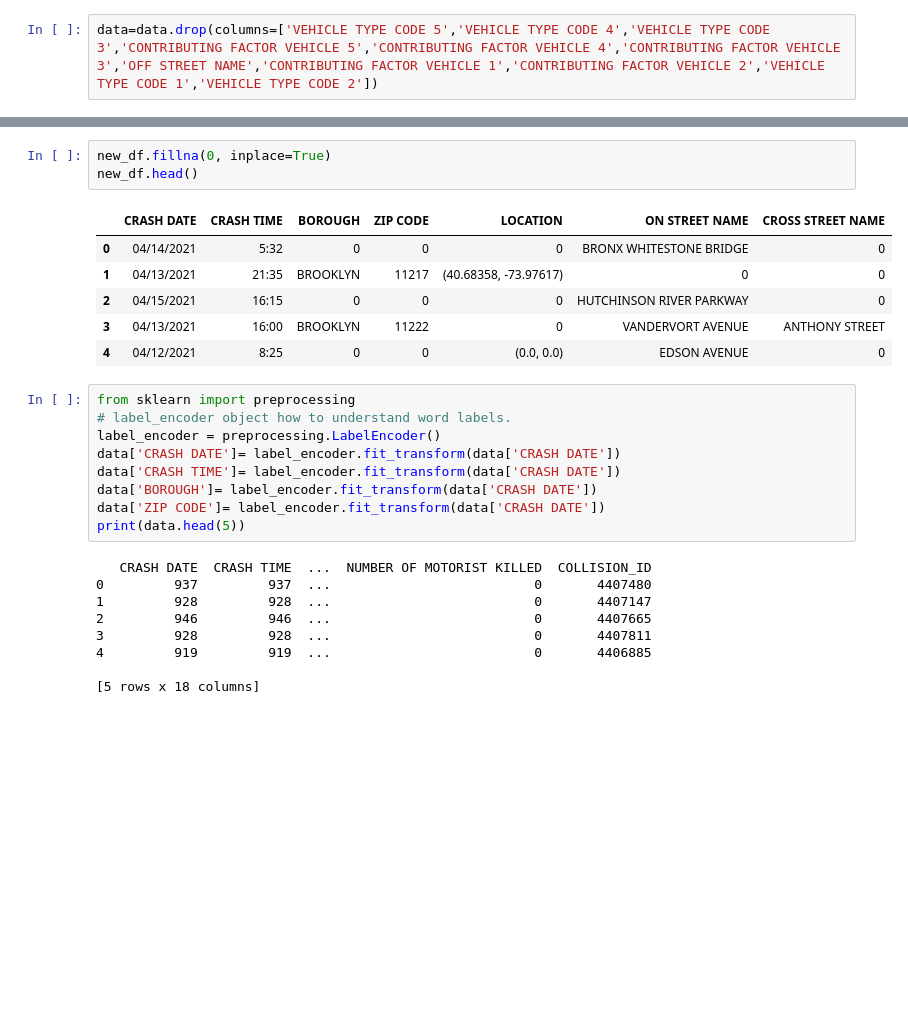
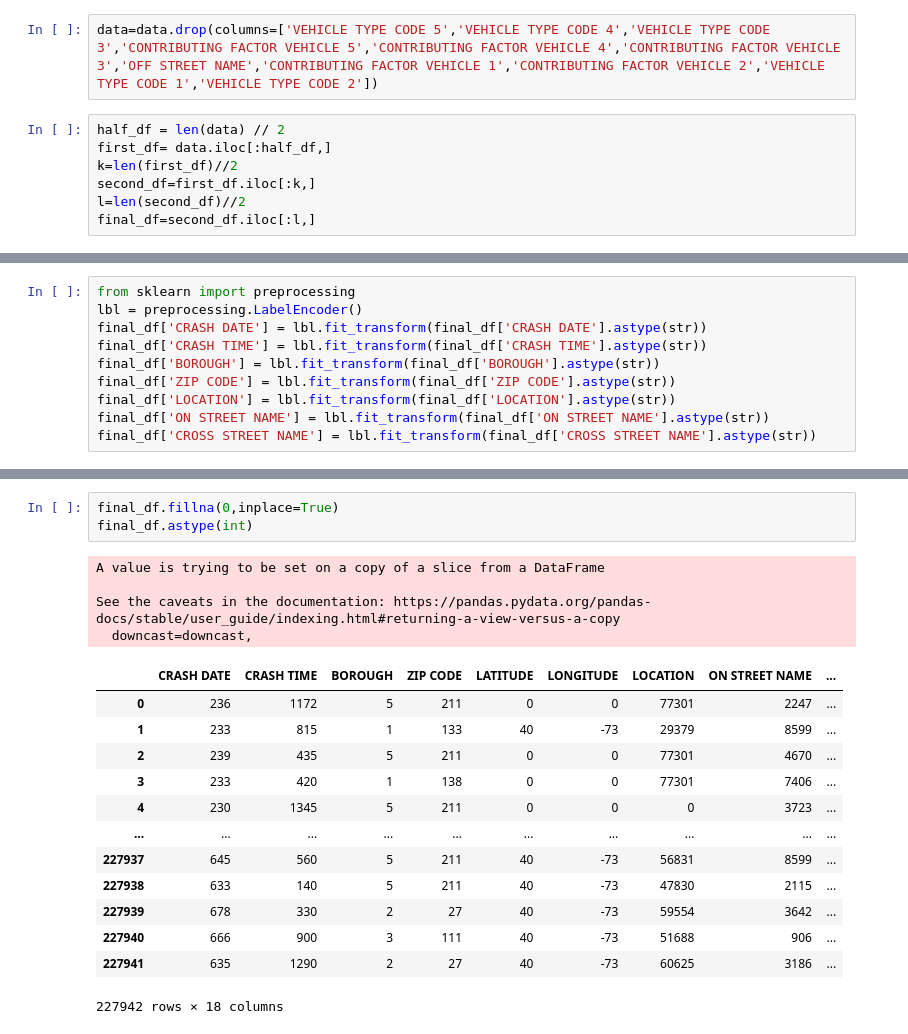
Before and after one commit to sudheendrakatikar/cmpe255-project, a Jupyter notebook: maincode.ipynb, the cells around one changed output, grey strips where cells are left out. Cells and saved outputs as stored; diff of their text form; blank space fills up the shorter version.

```diff
--- a/maincode.ipynb
+++ b/maincode.ipynb
@@ -209,3 +209,10 @@ VEHICLE TYPE CODE 5              1816552
 dtype: int64
 # %%
 data=data.drop(columns=['VEHICLE TYPE CODE 5','VEHICLE TYPE CODE 4','VEHICLE TYPE CODE 3','CONTRIBUTING FACTOR VEHICLE 5','CONTRIBUTING FACTOR VEHICLE 4','CONTRIBUTING FACTOR VEHICLE 3','OFF STREET NAME','CONTRIBUTING FACTOR VEHICLE 1','CONTRIBUTING FACTOR VEHICLE 2','VEHICLE TYPE CODE 1','VEHICLE TYPE CODE 2'])
+# %%
+half_df = len(data) // 2
+first_df= data.iloc[:half_df,]
+k=len(first_df)//2
+second_df=first_df.iloc[:k,]
+l=len(second_df)//2
+final_df=second_df.iloc[:l,]
@@ -274,0 +264,10 @@ new_df.head()
+# %%
+from sklearn import preprocessing
+lbl = preprocessing.LabelEncoder()
+final_df['CRASH DATE'] = lbl.fit_transform(final_df['CRASH DATE'].astype(str))
+final_df['CRASH TIME'] = lbl.fit_transform(final_df['CRASH TIME'].astype(str))
+final_df['BOROUGH'] = lbl.fit_transform(final_df['BOROUGH'].astype(str))
+final_df['ZIP CODE'] = lbl.fit_transform(final_df['ZIP CODE'].astype(str))
+final_df['LOCATION'] = lbl.fit_transform(final_df['LOCATION'].astype(str))
+final_df['ON STREET NAME'] = lbl.fit_transform(final_df['ON STREET NAME'].astype(str))
+final_df['CROSS STREET NAME'] = lbl.fit_transform(final_df['CROSS STREET NAME'].astype(str))
@@ -275,28 +297,21 @@ new_df.head()
 # %%
-new_df.fillna(0, inplace=True)
-new_df.head()
+final_df.fillna(0,inplace=True)
+final_df.astype(int)
 # %% [output]
+A value is trying to be set on a copy of a slice from a DataFrame
+
+See the caveats in the documentation: https://pandas.pydata.org/pandas-docs/stable/user_guide/indexing.html#returning-a-view-versus-a-copy
+  downcast=downcast,
-|  | CRASH DATE | CRASH TIME | BOROUGH | ZIP CODE | LOCATION | ON STREET NAME | CROSS STREET NAME |
-| 0 | 04/14/2021 | 5:32 | 0 | 0 | 0 | BRONX WHITESTONE BRIDGE | 0 |
-| 1 | 04/13/2021 | 21:35 | BROOKLYN | 11217 | (40.68358, -73.97617) | 0 | 0 |
-| 2 | 04/15/2021 | 16:15 | 0 | 0 | 0 | HUTCHINSON RIVER PARKWAY | 0 |
-| 3 | 04/13/2021 | 16:00 | BROOKLYN | 11222 | 0 | VANDERVORT AVENUE | ANTHONY STREET |
-| 4 | 04/12/2021 | 8:25 | 0 | 0 | (0.0, 0.0) | EDSON AVENUE | 0 |
+|  | CRASH DATE | CRASH TIME | BOROUGH | ZIP CODE | LATITUDE | LONGITUDE | LOCATION | ON STREET NAME | ... |
+| 0 | 236 | 1172 | 5 | 211 | 0 | 0 | 77301 | 2247 | ... |
+| 1 | 233 | 815 | 1 | 133 | 40 | -73 | 29379 | 8599 | ... |
+| 2 | 239 | 435 | 5 | 211 | 0 | 0 | 77301 | 4670 | ... |
+| 3 | 233 | 420 | 1 | 138 | 0 | 0 | 77301 | 7406 | ... |
+| 4 | 230 | 1345 | 5 | 211 | 0 | 0 | 0 | 3723 | ... |
+| ... | ... | ... | ... | ... | ... | ... | ... | ... | ... |
+| 227937 | 645 | 560 | 5 | 211 | 40 | -73 | 56831 | 8599 | ... |
+| 227938 | 633 | 140 | 5 | 211 | 40 | -73 | 47830 | 2115 | ... |
+| 227939 | 678 | 330 | 2 | 27 | 40 | -73 | 59554 | 3642 | ... |
+| 227940 | 666 | 900 | 3 | 111 | 40 | -73 | 51688 | 906 | ... |
+| 227941 | 635 | 1290 | 2 | 27 | 40 | -73 | 60625 | 3186 | ... |
+227942 rows × 18 columns
-# %%
-from sklearn import preprocessing
-# label_encoder object how to understand word labels.
-label_encoder = preprocessing.LabelEncoder()
-data['CRASH DATE']= label_encoder.fit_transform(data['CRASH DATE'])
-data['CRASH TIME']= label_encoder.fit_transform(data['CRASH DATE'])
-data['BOROUGH']= label_encoder.fit_transform(data['CRASH DATE'])
-data['ZIP CODE']= label_encoder.fit_transform(data['CRASH DATE'])
-print(data.head(5))
-# %% [output]
-   CRASH DATE  CRASH TIME  ...  NUMBER OF MOTORIST KILLED  COLLISION_ID
-0         937         937  ...                          0       4407480
-1         928         928  ...                          0       4407147
-2         946         946  ...                          0       4407665
-3         928         928  ...                          0       4407811
-4         919         919  ...                          0       4406885
-
-[5 rows x 18 columns]
```
Also changed, not shown: parts of 13 cells of this notebook.
